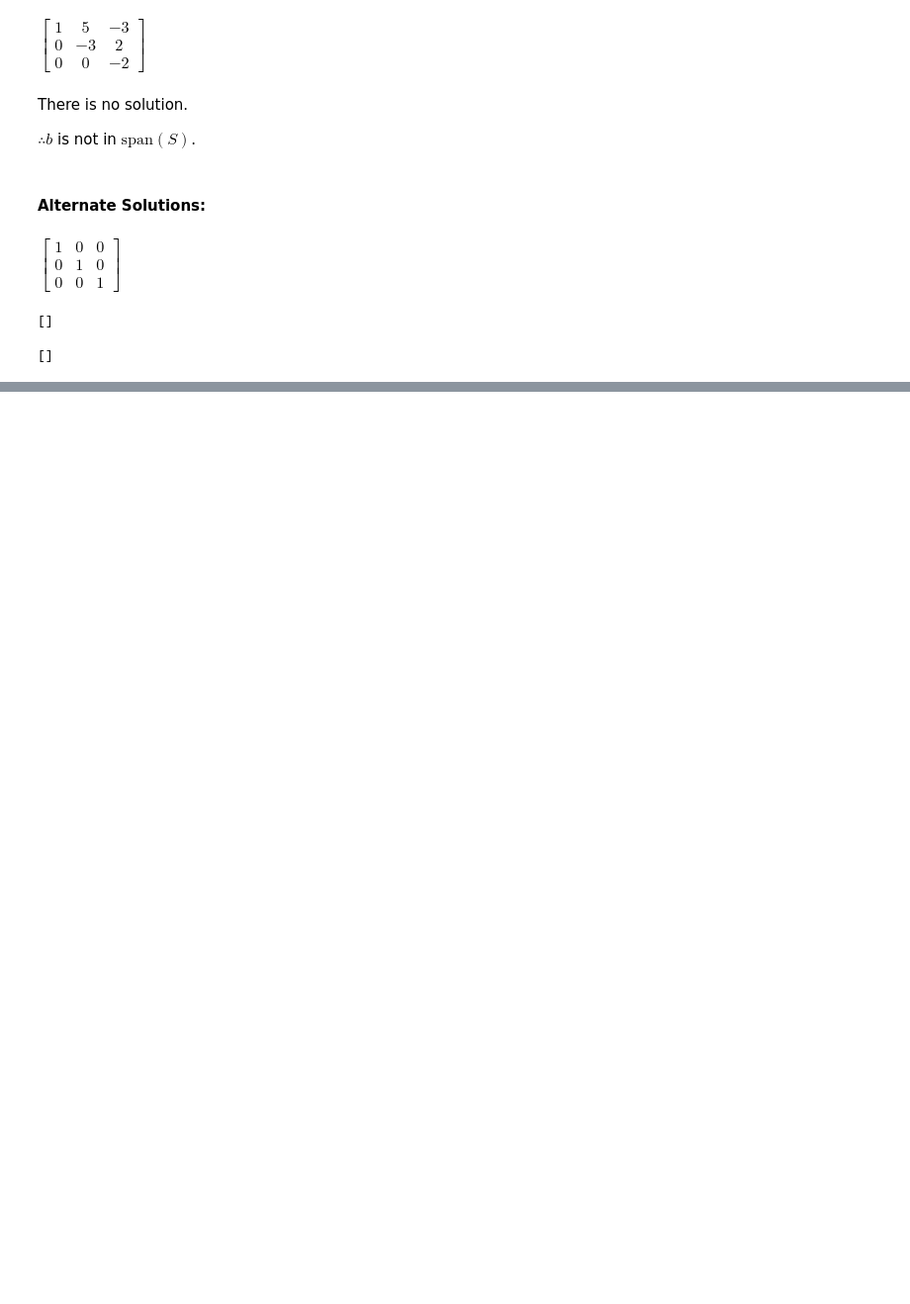
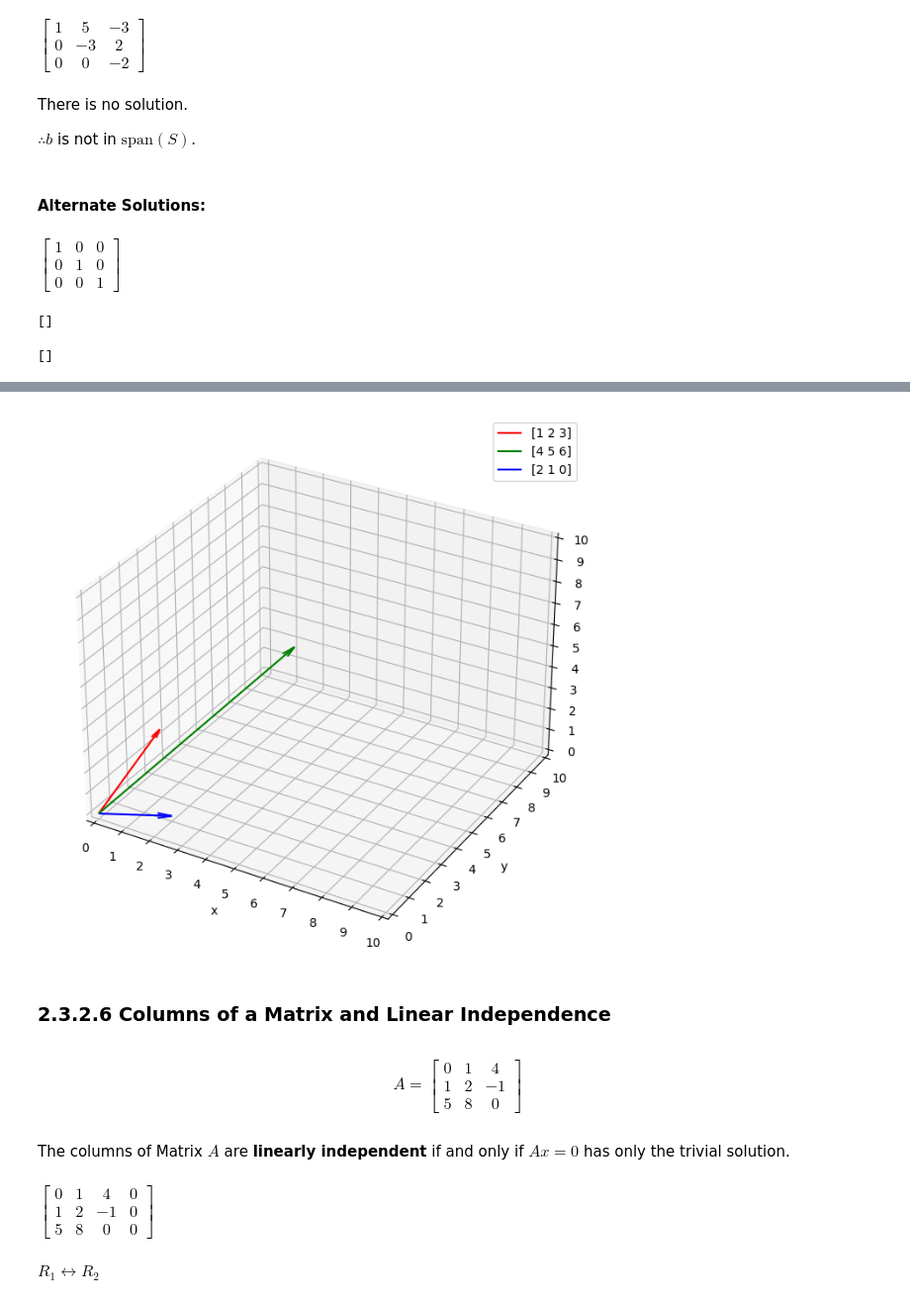
Before and after one commit to PaulToronto/University-of-Colorado-Boulder---Essential-Math-Specialization, a Jupyter notebook: 2_3_Properties_of_a_Linear_System.ipynb, the cells around one changed output, grey strips where cells are left out. Shown: that part at 99% size. Cells and saved outputs as stored; diff of their text form; code cells hidden in the pictures; blank space fills up the shorter version.

```diff
--- a/2_3_Properties_of_a_Linear_System.ipynb
+++ b/2_3_Properties_of_a_Linear_System.ipynb
@@ -381,0 +532,11 @@ sym.solve(sym.Eq(c1 * a1 + c2 * a2, b))
+# %%
+# verify result
+x1, x2, x3 = sym.symbols('x_1 x_2 x_3')
+
+A = sym.Matrix([[1, 4, 2],
+                [2, 5, 1],
+                [3, 6, 0]])
+
+x = sym.Matrix([2 * x3, -x3, x3])
+
+A @ x
@@ -381,0 +545,7 @@ sym.solve(sym.Eq(c1 * a1 + c2 * a2, b))
+# %%
+# alternately
+v1 = A[:, 0]
+v2 = A[:, 1]
+v3 = A[:, 2]
+
+x[0] * v1 + x[1] * v2 + x[2] * v3
@@ -381,0 +556,5 @@ sym.solve(sym.Eq(c1 * a1 + c2 * a2, b))
+# %%
+v1 = np.array(v1)
+v2 = np.array(v2)
+v3 = np.array(v3)
+v1, v2, v3
@@ -381,0 +571,42 @@ sym.solve(sym.Eq(c1 * a1 + c2 * a2, b))
+# %%
+ax = plt.figure(figsize=(8, 8)).add_subplot(projection='3d')
+
+tail = np.array([0, 0, 0])
+ax.quiver(*tail, *v1, color='red', arrow_length_ratio=0.1, label=v1.T[0])
+ax.quiver(*tail, *v2, color='green', arrow_length_ratio=.05, label=v2.T[0])
+ax.quiver(*tail, *v3, color='blue', arrow_length_ratio=.2, label=v3.T[0])
+
+ax.set_xticks(np.linspace(0, 10, 11))
+ax.set_yticks(np.linspace(0, 10, 11))
+ax.set_zticks(np.linspace(0, 10, 11))
+ax.set_xlabel('x')
+ax.set_ylabel('y')
+ax.set_zlabel('z')
+
+ax.legend()
+
+plt.show()
+# %% [output]
+[figure, added]
+# %% [markdown]
+### 2.3.2.6 Columns of a Matrix and Linear Independence
+# %% [markdown]
+$$
+A = \begin{bmatrix}
+0 & 1 & 4 \\
+1 & 2 & -1 \\
+5 & 8 & 0
+\end{bmatrix}
+$$
+# %% [markdown]
+The columns of Matrix $A$ are **linearly independent** if and only if $Ax = 0$ has only the trivial solution.
+# %%
+# A is an augmented matrix
+A = sym.Matrix([[0, 1, 4, 0],
+                [1, 2, -1, 0],
+                [5, 8, 0, 0]])
+A
+# %% [output]
+$\displaystyle \left[\begin{matrix}0 & 1 & 4 & 0\\1 & 2 & -1 & 0\\5 & 8 & 0 & 0\end{matrix}\right]$
+# %% [markdown]
+$R_1 \leftrightarrow R_2$
```
Also changed, not shown: parts of 46 cells of this notebook.
